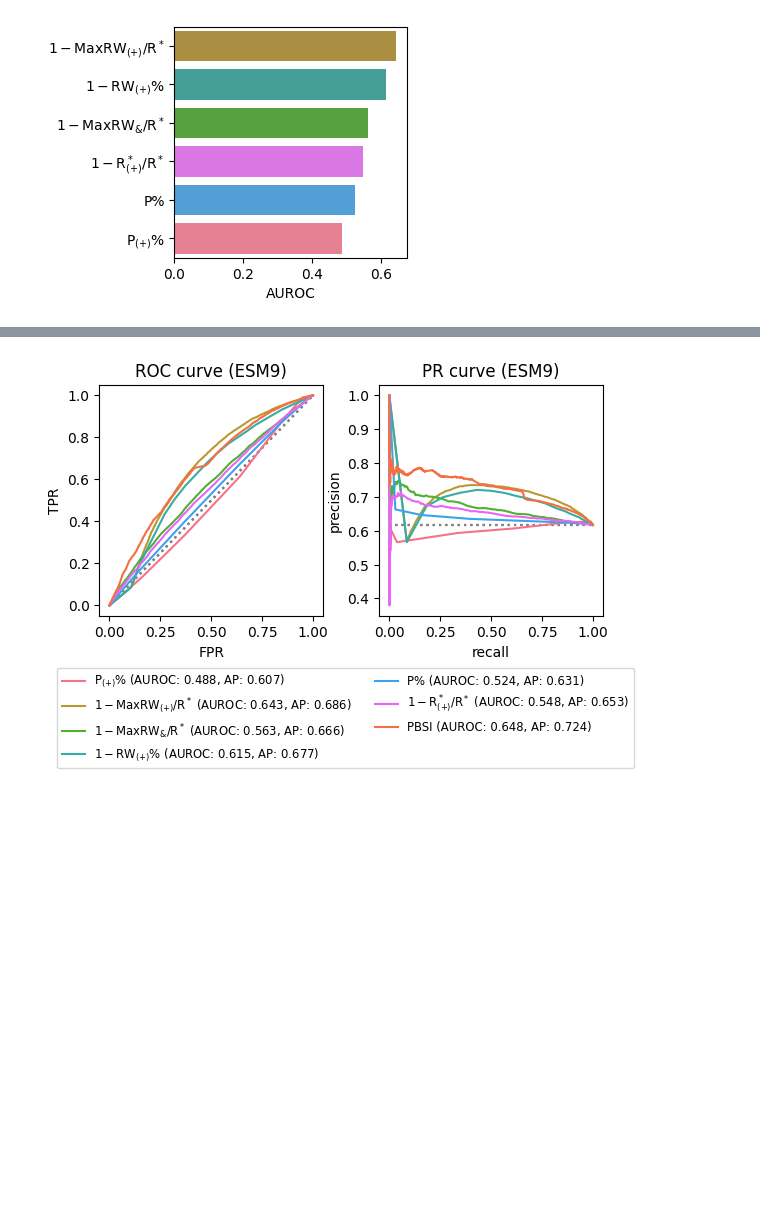
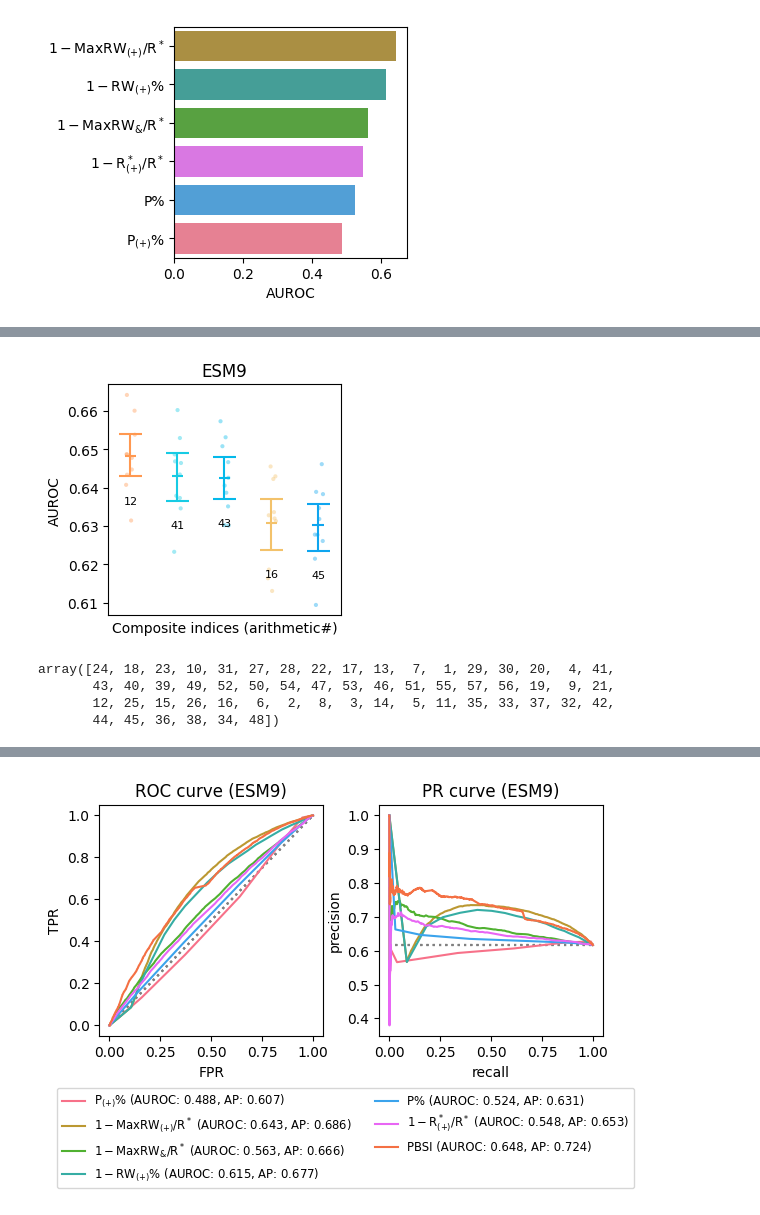
Before and after one commit to yo-aka-gene/WhyDOE, a Jupyter notebook: jupyternb/cai_validation_esm9_dev.ipynb, the cells around one changed output, grey strips where cells are left out. Drawn from its saved outputs; the diff is of its cells as text; code cells hidden in the pictures; blank space fills up the shorter version.

```diff
--- a/jupyternb/cai_validation_esm9_dev.ipynb
+++ b/jupyternb/cai_validation_esm9_dev.ipynb
@@ -406,0 +465,58 @@ fig.savefig(f"{outputdir}/test9_auc_arithmetic", **kwarg_savefig)
+# %%
+fig, ax = plt.subplots(figsize=(3, 3))
+
+metrics = df_mean_auroc.sort_values("AUROC", ascending=False).index[:5].tolist()
+
+df_temp = df_auroc.loc[
+    np.sum([df_auroc.feat_names == m for m in metrics], axis=0).astype(bool), :
+]
+
+sns.stripplot(
+    data=df_temp.loc[
+        df_temp["feat_names"].apply(
+            lambda name: {v: i for i, v in enumerate(metrics)}[name]
+        ).sort_values().index, :
+    ],
+    y="AUROC", x="", size=3, hue="",
+    ax=ax,
+    palette=[fixed_cmap[v] for v in metrics], alpha=.4
+)
+
+# ax.set_xlim([-1, 57])
+# ax.set_ylim(np.array(ax.get_ylim()) + np.array([-.003, 0]))
+# ax.set_xticks(ax.get_xticks())
+# ax.set_xticklabels(df_auroc.loc[:, ""].unique(), rotation=90, ha="right")
+
+xlim = (lambda v1, v2: v2 - v1)(*np.sort(np.array(ax.get_xlim())))
+
+for i, name in enumerate(metrics):
+    ax.hlines(df_mean_auroc.loc[name], i - (xlim * .025), i + (xlim * .025), color=fixed_cmap[name])
+    ax.hlines(aurocs_ci[name].low, i - (xlim * .05), i + (xlim * .05), color=fixed_cmap[name])
+    ax.hlines(aurocs_ci[name].high, i - (xlim * .05), i + (xlim * .05), color=fixed_cmap[name])
+    ax.vlines(i, aurocs_ci[name].low, aurocs_ci[name].high, color=fixed_cmap[name])
+    ax.text(i, aurocs_ci[name].low - 0.005, f"{metrics[i].split('arithmetic')[-1]}", ha="center", va="top", size=8)
+
+ax.tick_params(labelbottom=False, bottom=False)
+# ax.spines["bottom"].set_visible(False)
+# ax.spines["top"].set_visible(False)
+# ax.spines["right"].set_visible(False)
+
+ax.set(title="ESM9", xlabel="Composite indices (arithmetic#)")
+
+
+fig.savefig(f"{outputdir}/test9_auc_arithmetic", **kwarg_savefig)
+# %% [output]
+[figure, added]
+# %%
+np.arange(1, 58, 1)[
+                np.argsort(
+                    np.arange(57)[
+                        np.argsort(df_mean_auroc.AUROC.values)
+                    ][::-1]
+                )
+            ]
+# %% [output]
+array([24, 18, 23, 10, 31, 27, 28, 22, 17, 13,  7,  1, 29, 30, 20,  4, 41,
+       43, 40, 39, 49, 52, 50, 54, 47, 53, 46, 51, 55, 57, 56, 19,  9, 21,
+       12, 25, 15, 26, 16,  6,  2,  8,  3, 14,  5, 11, 35, 33, 37, 32, 42,
+       44, 45, 36, 38, 34, 48])
```
Also changed, not shown: parts of 52 cells of this notebook, 13 other files.
